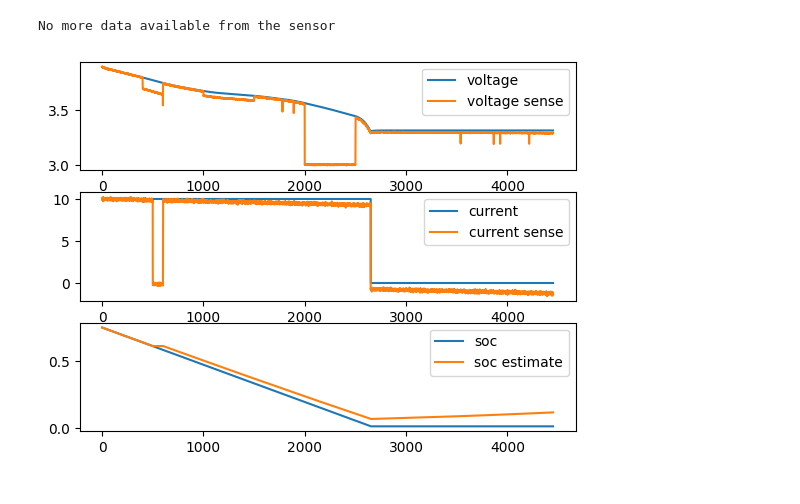
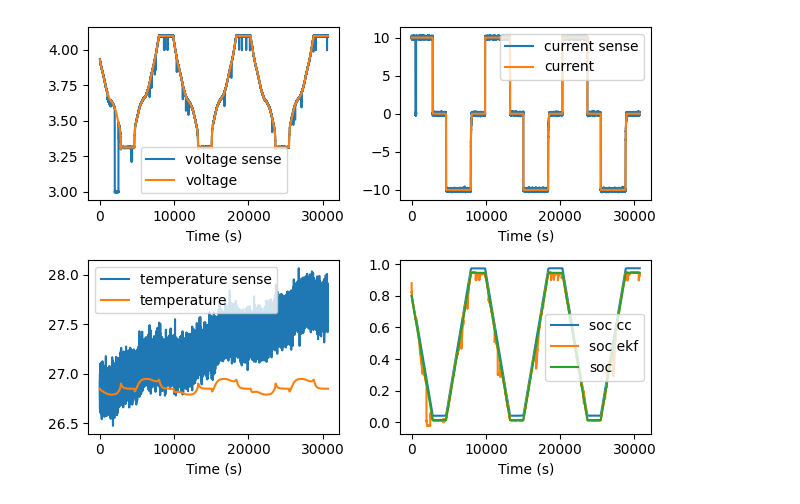
Before and after one commit to ahemmatifar/sox, a Jupyter notebook: src/sox/tutorial.ipynb, the cells around one changed output. Cells and saved outputs as stored; diff of their text form; code cells hidden in the pictures.

```diff
--- a/src/sox/tutorial.ipynb
+++ b/src/sox/tutorial.ipynb
@@ -8,5 +11,4 @@ import sox.battery.protocol as protocol
 # %%
-inputs.initial_soc = 0.75
-ecm = TheveninModel(inputs)
+ecm = Thevenin(default_inputs)
 # %%
 experiments = [
@@ -57,11 +67,14 @@ for i, solution in enumerate(solutions):
 from sox.sensor.sensor import Sensor
 from sox.sensor.noise import Normal
 from sox.sensor.fault import Offset, Scaling, Drift, StuckAt
-from sox.filter.coulomb_count import CoulombCount, CoulombCountVariableCapacity
+from sox.filter.coulomb_count import CoulombCount
+from sox.filter.extended_kalman_filter import ExtendedKalmanFilter
 
-solution = ecm.solve(protocol.cc_discharge_rest())
+dt = 1.0
+solution = ecm.solve(protocol.charge_discharge_cycling(number_of_cycles=3, sampling_time_s=dt))
 
 time = solution.time
 voltage = solution.voltage
 current = solution.current
 soc = solution.soc
+cell_temperature = solution.cell_temperature
@@ -68,60 +182,25 @@ soc = solution.soc
 # %%
-voltage_sensor = Sensor(
-    name="voltage sensor",
-    time=time,
-    data=voltage,
-    noise=Normal(0, 0.002),
-    faults=[
-        Offset(activation_probability=0.001, random_seed=2345, offset=-0.1),
-        Offset(start_time=400, stop_time=600, offset=-0.1),
-        Scaling(start_time=1000, stop_time=1500, scale=0.99),
-        Drift(start_time=0, stop_time=np.inf, rate=-0.02 / 3600),
-        StuckAt(start_time=2000, stop_time=2500, value=3.0),
-    ],
-)
-current_sensor = Sensor(
-    name="current sensor",
-    time=time,
-    data=current,
-    noise=Normal(0, 0.1),
-    faults=[
-        StuckAt(start_time=500, stop_time=600, value=0.0),
-        Drift(start_time=0, stop_time=np.inf, rate=-1 / 3600),
-    ],
-)
-cc = CoulombCount(initial_soc=inputs.initial_soc, capacity=inputs.capacity, sampling_time=1.0)
-
-v_sense = []
-i_sense = []
-soc_est = []
-try:
-    while True:
-        voltage_reading = voltage_sensor.read()
-        current_reading = current_sensor.read()
-
-        soc_cc = cc.update(current_reading)
-
-        v_sense.append(voltage_reading)
-        i_sense.append(current_reading)
-        soc_est.append(soc_cc)
-except IndexError as e:
-    print(e)
-
-
 plt.figure()
-plt.subplot(3, 1, 1)
+plt.subplot(2, 2, 1)
+plt.plot(time, v_sense, label="voltage sense")
 plt.plot(time, voltage, label="voltage")
-plt.plot(time, v_sense, label="voltage sense")
 plt.legend()
-plt.subplot(3, 1, 2)
+plt.subplot(2, 2, 2)
+plt.plot(time, i_sense, label="current sense")
 plt.plot(time, current, label="current")
-plt.plot(time, i_sense, label="current sense")
 plt.legend()
-plt.subplot(3, 1, 3)
+plt.subplot(2, 2, 3)
+plt.plot(time, t_sense, label="temperature sense")
+plt.plot(time, cell_temperature, label="temperature")
+plt.legend()
+plt.subplot(2, 2, 4)
+plt.plot(time, soc_cc, label="soc cc")
+plt.plot(time, soc_ekf, label="soc ekf")
 plt.plot(time, soc, label="soc")
-plt.plot(time, soc_est, label="soc estimate")
+for ax in plt.gcf().axes:
+    ax.set_xlabel("Time (s)")
 plt.legend()
+plt.tight_layout()
 plt.show()
 # %% [output]
-No more data available from the sensor
-[figure, old version]
+[figure, new version]
```
Also changed, not shown: parts of 6 cells of this notebook.
